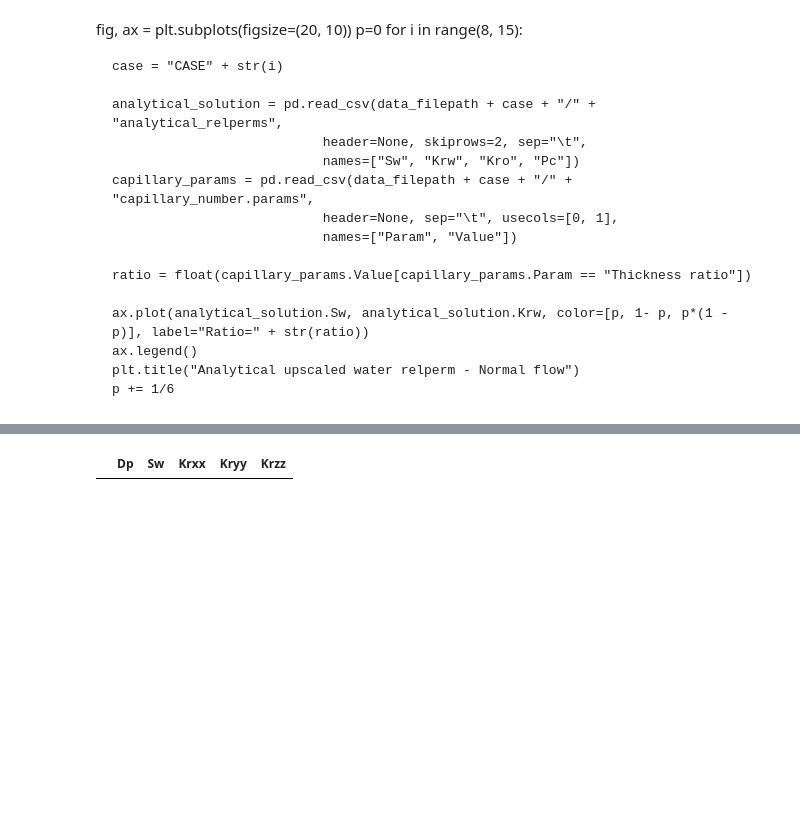
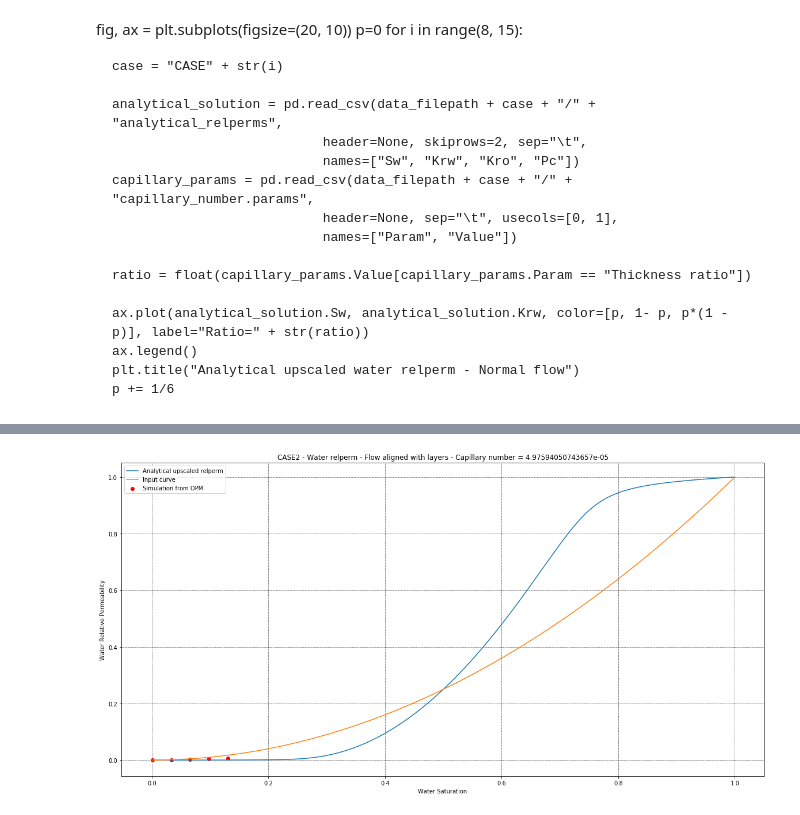
Before and after one commit to LezinGalibert/opm-test, a Jupyter notebook: PythonScripts/saturation_plots.ipynb, the cells around one changed output, grey strips where cells are left out. Saved outputs shown, nothing was run; the diff lists cells and outputs as text; code cells hidden in the pictures; blank space fills up the shorter version.

```diff
--- a/PythonScripts/saturation_plots.ipynb
+++ b/PythonScripts/saturation_plots.ipynb
@@ -225,4 +189,40 @@ for i in range(1, 11):
-# %%
-sim_mock_krw
-# %% [output]
-|  | Dp | Sw | Krxx | Kryy | Krzz |
+# %%
+case = "CASE2"
+
+analytical_solution = pd.read_csv(data_filepath + case + "/" + "analytical_relperms",
+                               header=None, skiprows=2, sep="\t",
+                               names=["Sw", "Krw", "Kro", "Pc"])
+sim_mock_krw = pd.read_csv(result_filepath + case  + "/" + "kr_relperm_water",
+                               header=None, skiprows=2, sep="\t", usecols=[0, 1, 2, 3, 4],
+                               names=["Dp", "Sw", "Krxx", "Kryy", "Krzz"])
+sim_mock_kro = pd.read_csv(result_filepath + case  + "/" + "kr_relperm_oil",
+                               header=None, skiprows=2, sep="\t", usecols=[0, 1, 2, 3, 4],
+                               names=["Dp", "Sw", "Krxx", "Kryy", "Krzz"])
+input_curve = pd.read_csv(data_filepath + case + "/" + "rocktypes/rock1.txt",
+                               header=None, skiprows=2, sep="\t",
+                               names=["Sw", "Krw", "Kro", "J"])
+
+capillary_params = pd.read_csv(data_filepath + case + "/" + "capillary_number.params",
+                               header=None, sep="\t", usecols=[0, 1],
+                               names=["Param", "Value"])
+
+flow_direction = int(capillary_params.Value[capillary_params.Param == "Flow direction"])
+Kt = float(capillary_params.Value[capillary_params.Param == "Kt"])*1E-15
+L = float(capillary_params.Value[capillary_params.Param == "L"])*0.3048
+sigma = float(capillary_params.Value[capillary_params.Param == "Sigma"])
+Dp = sim_mock_krw.Dp[0]
+
+C = Kt*Dp/(L*sigma)
+
+fig, ax = plt.subplots(figsize=(20, 10))
+
+ax.plot(analytical_solution.Sw, analytical_solution.Krw, label="Analytical upscaled relperm")
+ax.plot(input_curve.Sw, input_curve.Krw, label="Input curve")
+ax.scatter(sim_mock_kro.Sw, sim_mock_krw.Krxx, color="red", label="Simulation from OPM")
+ax.legend()
+plt.title(case + " - Water relperm - Flow aligned with layers - Capillary number = " + str(C))
+plt.xlabel("Water Saturation")
+plt.ylabel("Water Relative Permeability")
+ax.grid(color='k', linestyle='--', linewidth=0.5)
+# %% [output]
+[figure, added]
```
Also changed, not shown: parts of 8 cells of this notebook, 57 other files.
